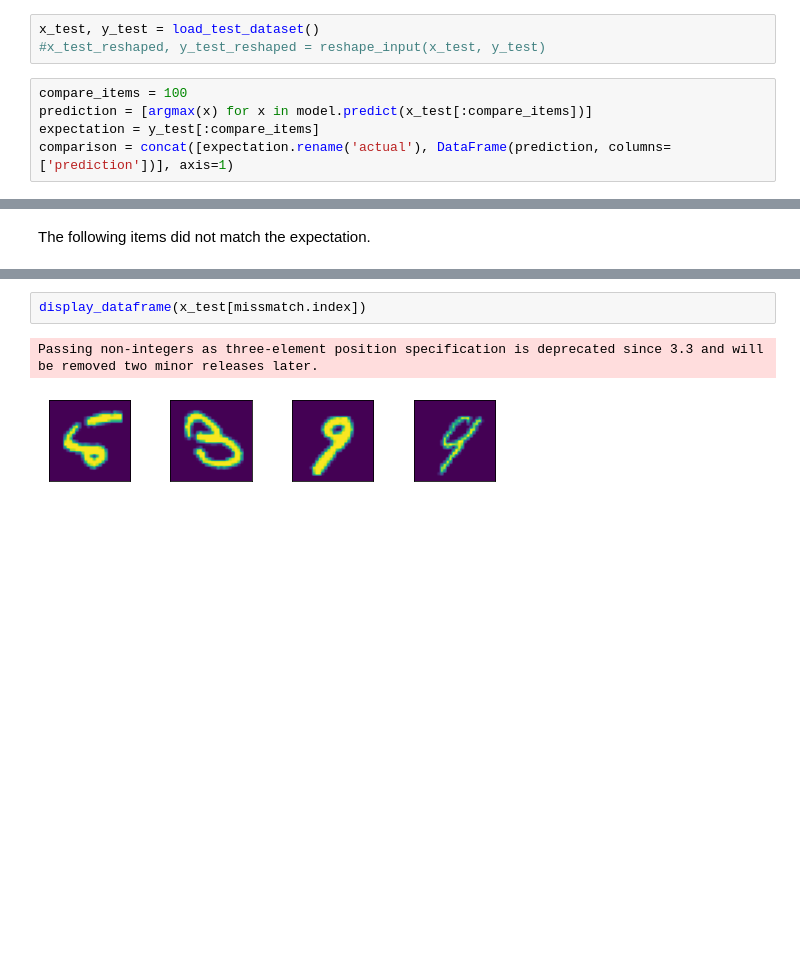
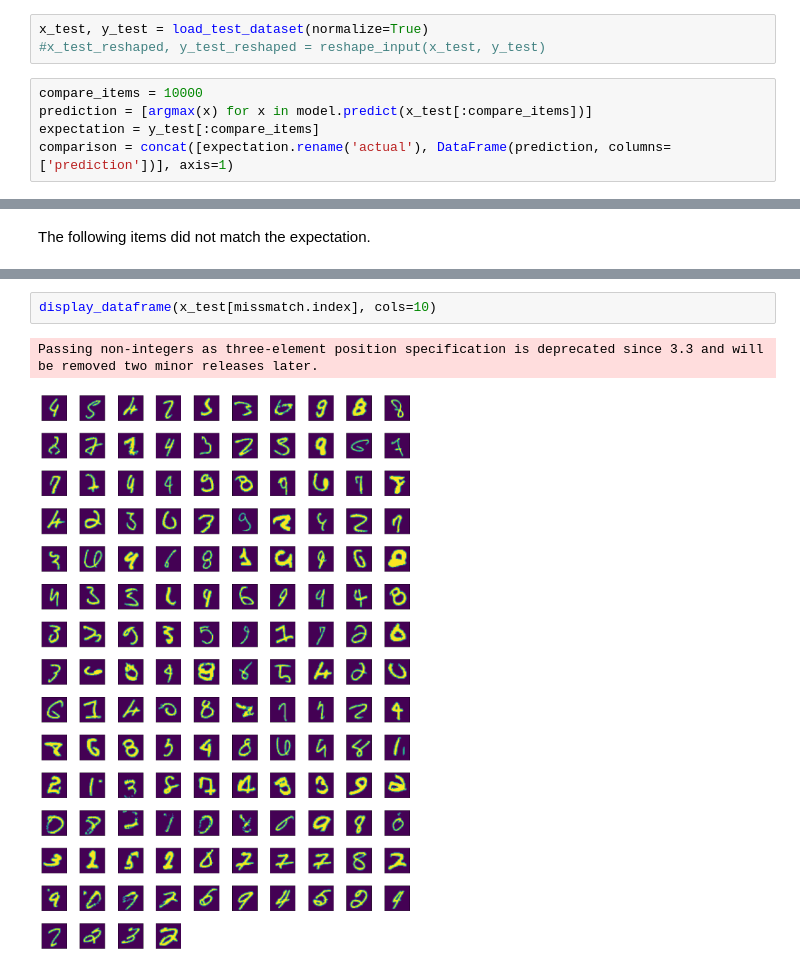
Before and after one commit to raffaelschmid/xai-adversarial-attack, a Jupyter notebook: notebook/modeling/02_confusion_matrix.ipynb, the cells around one changed output, grey strips where cells are left out. Drawn from its saved outputs; the diff is of its cells as text; blank space fills up the shorter version.

```diff
--- a/notebook/modeling/02_confusion_matrix.ipynb
+++ b/notebook/modeling/02_confusion_matrix.ipynb
@@ -12,10 +12,10 @@ from reporting.images import display_dataframe
 # %%
 model = load_model(model_convolutional_dataset)
 # %%
-x_test, y_test = load_test_dataset()
+x_test, y_test = load_test_dataset(normalize=True)
 #x_test_reshaped, y_test_reshaped = reshape_input(x_test, y_test)
 # %%
-compare_items = 100
+compare_items = 10000
 prediction = [argmax(x) for x in model.predict(x_test[:compare_items])]
 expectation = y_test[:compare_items]
 comparison = concat([expectation.rename('actual'), DataFrame(prediction, columns=['prediction'])], axis=1)
@@ -39,5 +47,5 @@ missmatch
 # %%
-display_dataframe(x_test[missmatch.index])
+display_dataframe(x_test[missmatch.index], cols=10)
 # %% [output]
 Passing non-integers as three-element position specification is deprecated since 3.3 and will be removed two minor releases later.
-[figure, old version]
+[figure, new version]
```
Also changed, not shown: parts of 3 cells of this notebook, 10 other files.
